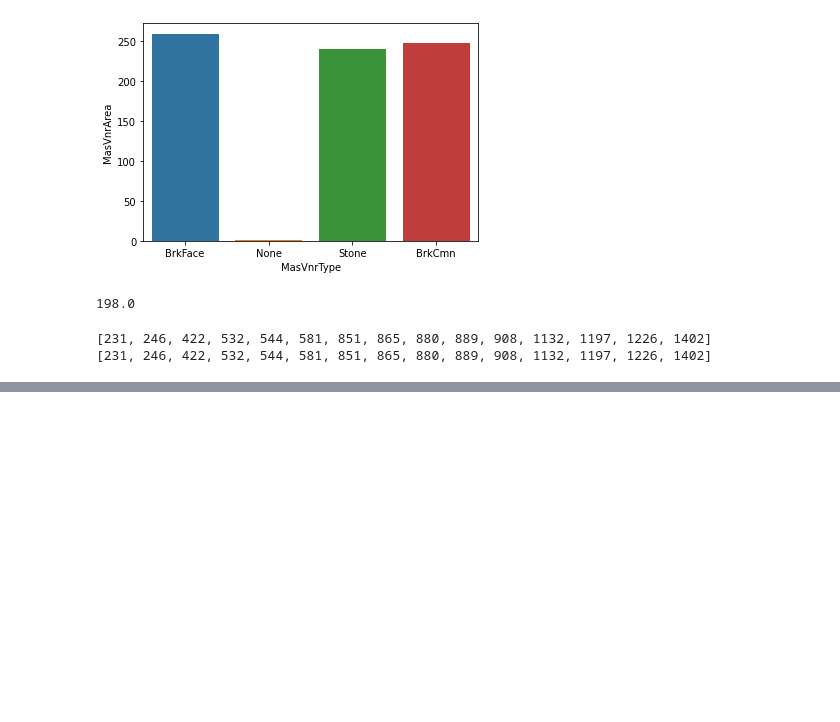
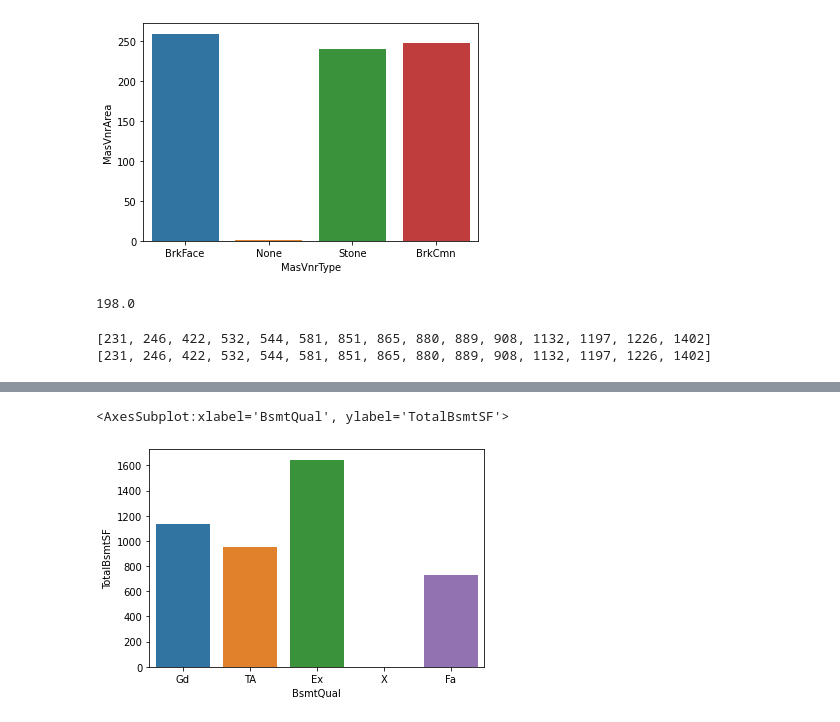
Before and after one commit to psrpsj/houseprice_prediction, a Jupyter notebook: house_prediction.ipynb, the cells around one changed output, grey strips where cells are left out. Cells and saved outputs as stored; diff of their text form; code cells hidden in the pictures; blank space fills up the shorter version.

```diff
--- a/house_prediction.ipynb
+++ b/house_prediction.ipynb
@@ -204,0 +594,5 @@ test["MasVnrArea"].fillna(0, inplace=True)
+# %%
+sb.barplot(x="BsmtQual", y="TotalBsmtSF", ci=None, data=train)
+# %% [output]
+<AxesSubplot:xlabel='BsmtQual', ylabel='TotalBsmtSF'>
+[figure, added]
```
Also changed, not shown: parts of 80 cells of this notebook.
